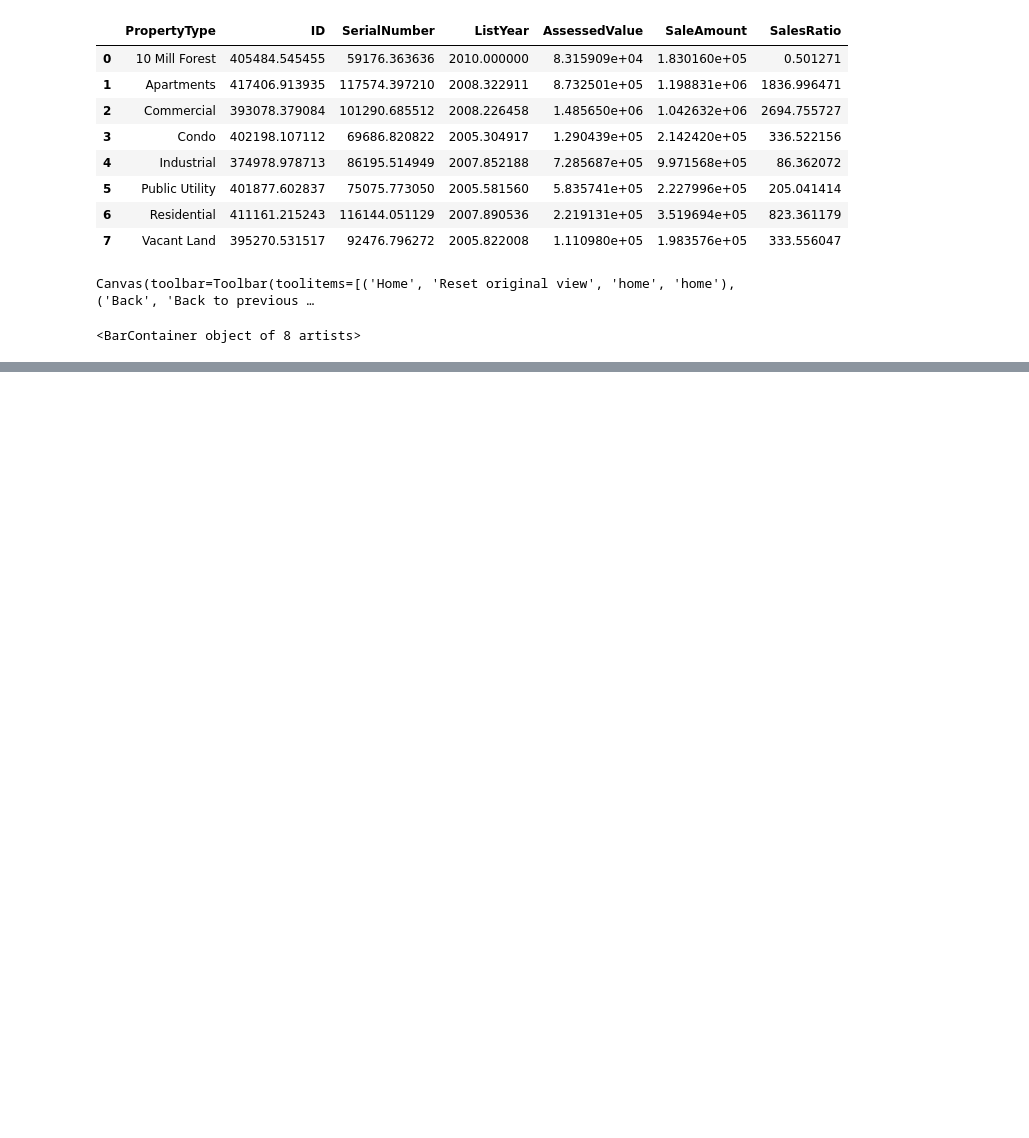
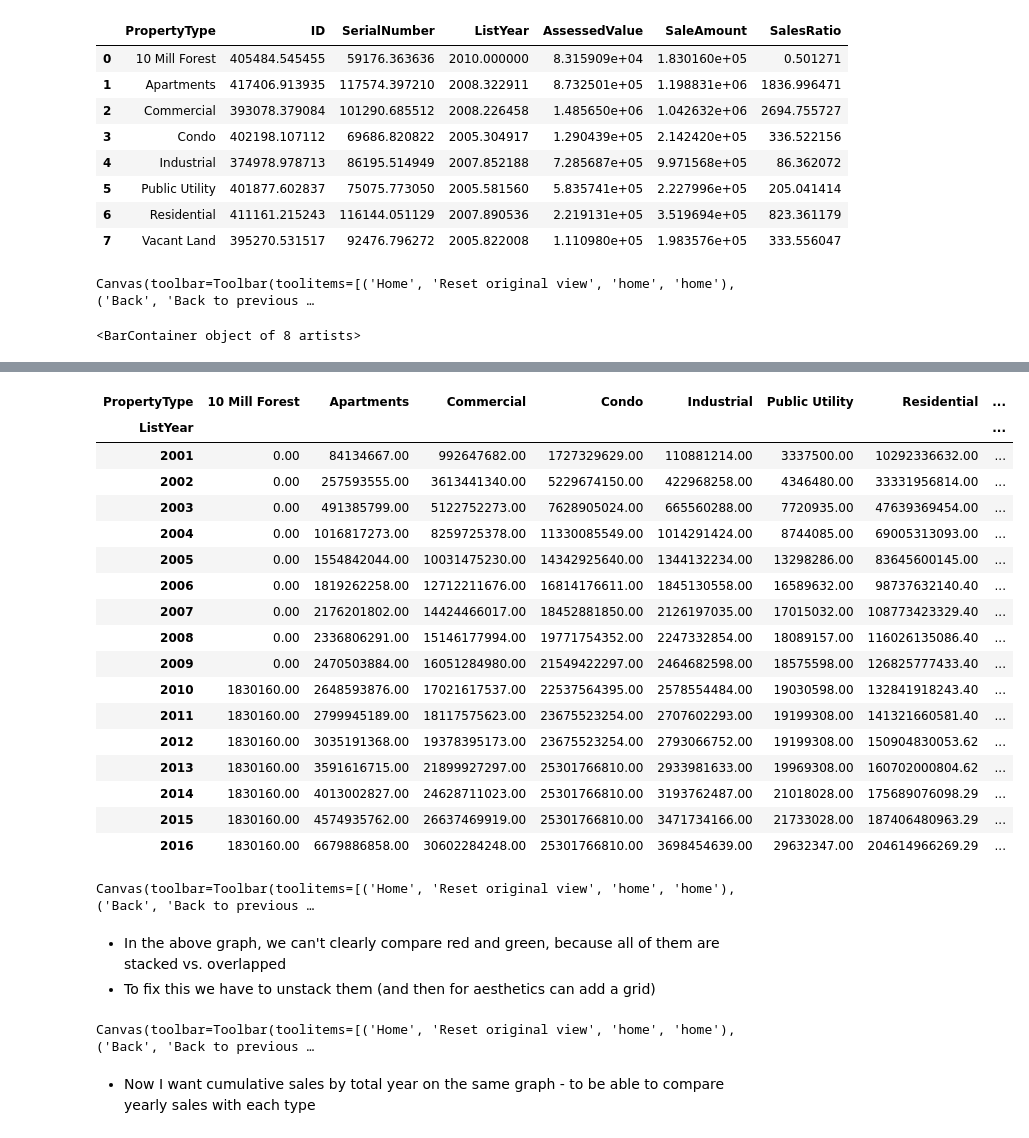
Before and after one commit to techsparksguru/data_ai_for_all, a Jupyter notebook: class8_plots/matplotlib_object_oriented.ipynb, the cells around one changed output, grey strips where cells are left out. Saved outputs shown, nothing was run; the diff lists cells and outputs as text; code cells hidden in the pictures; blank space fills up the shorter version.

```diff
--- a/class8_plots/matplotlib_object_oriented.ipynb
+++ b/class8_plots/matplotlib_object_oriented.ipynb
@@ -29,0 +57,39 @@ Canvas(toolbar=Toolbar(toolitems=[('Home', 'Reset original view', 'home', 'home'
+# %%
+cum_sales_year_type = df_group_by_year_type.fillna(0).cumsum()
+cum_sales_year_type
+# %% [output]
+| PropertyType | 10 Mill Forest | Apartments | Commercial | Condo | Industrial | Public Utility | Residential | ... |
+| ListYear |  |  |  |  |  |  |  | ... |
+| 2001 | 0.00 | 84134667.00 | 992647682.00 | 1727329629.00 | 110881214.00 | 3337500.00 | 10292336632.00 | ... |
+| 2002 | 0.00 | 257593555.00 | 3613441340.00 | 5229674150.00 | 422968258.00 | 4346480.00 | 33331956814.00 | ... |
+| 2003 | 0.00 | 491385799.00 | 5122752273.00 | 7628905024.00 | 665560288.00 | 7720935.00 | 47639369454.00 | ... |
+| 2004 | 0.00 | 1016817273.00 | 8259725378.00 | 11330085549.00 | 1014291424.00 | 8744085.00 | 69005313093.00 | ... |
+| 2005 | 0.00 | 1554842044.00 | 10031475230.00 | 14342925640.00 | 1344132234.00 | 13298286.00 | 83645600145.00 | ... |
+| 2006 | 0.00 | 1819262258.00 | 12712211676.00 | 16814176611.00 | 1845130558.00 | 16589632.00 | 98737632140.40 | ... |
+| 2007 | 0.00 | 2176201802.00 | 14424466017.00 | 18452881850.00 | 2126197035.00 | 17015032.00 | 108773423329.40 | ... |
+| 2008 | 0.00 | 2336806291.00 | 15146177994.00 | 19771754352.00 | 2247332854.00 | 18089157.00 | 116026135086.40 | ... |
+| 2009 | 0.00 | 2470503884.00 | 16051284980.00 | 21549422297.00 | 2464682598.00 | 18575598.00 | 126825777433.40 | ... |
+| 2010 | 1830160.00 | 2648593876.00 | 17021617537.00 | 22537564395.00 | 2578554484.00 | 19030598.00 | 132841918243.40 | ... |
+| 2011 | 1830160.00 | 2799945189.00 | 18117575623.00 | 23675523254.00 | 2707602293.00 | 19199308.00 | 141321660581.40 | ... |
+| 2012 | 1830160.00 | 3035191368.00 | 19378395173.00 | 23675523254.00 | 2793066752.00 | 19199308.00 | 150904830053.62 | ... |
+| 2013 | 1830160.00 | 3591616715.00 | 21899927297.00 | 25301766810.00 | 2933981633.00 | 19969308.00 | 160702000804.62 | ... |
+| 2014 | 1830160.00 | 4013002827.00 | 24628711023.00 | 25301766810.00 | 3193762487.00 | 21018028.00 | 175689076098.29 | ... |
+| 2015 | 1830160.00 | 4574935762.00 | 26637469919.00 | 25301766810.00 | 3471734166.00 | 21733028.00 | 187406480963.29 | ... |
+| 2016 | 1830160.00 | 6679886858.00 | 30602284248.00 | 25301766810.00 | 3698454639.00 | 29632347.00 | 204614966269.29 | ... |
+# %%
+fig, ax = plt.subplots()
+cum_sales_year_type.plot.area(title="Total Sales by year by type", ax=ax)
+fig.tight_layout() # Sometimes legends get cut off , hence we tighten so that everything fits
+# %% [output]
+Canvas(toolbar=Toolbar(toolitems=[('Home', 'Reset original view', 'home', 'home'), ('Back', 'Back to previous …
+# %% [markdown]
+- In the above graph, we can't clearly compare red and green, because all of them are stacked vs. overlapped
+- To fix this we have to unstack them (and then for aesthetics can add a grid)
+# %%
+fig, ax = plt.subplots()
+cum_sales_year_type.plot.area(title="Total Sales by year by type", ax=ax, stacked=False, grid=True) # Observe that colors lighten/transparent
+fig.tight_layout() # Sometimes legends get cut off , hence we tighten so that everything fits
+# %% [output]
+Canvas(toolbar=Toolbar(toolitems=[('Home', 'Reset original view', 'home', 'home'), ('Back', 'Back to previous …
+# %% [markdown]
+- Now I want cumulative sales by total year on the same graph - to be able to compare yearly sales with each type
```
Also changed, not shown: parts of 15 cells of this notebook, 1 other file.
